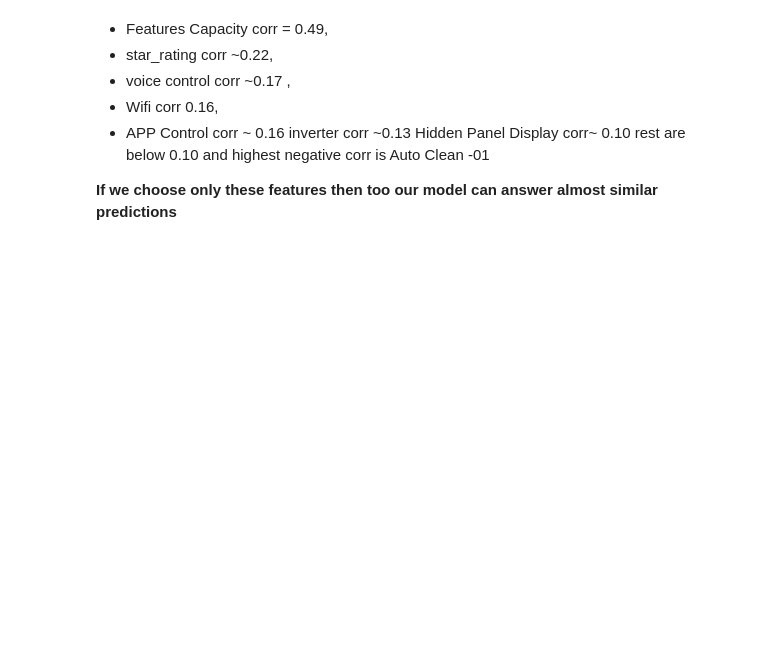
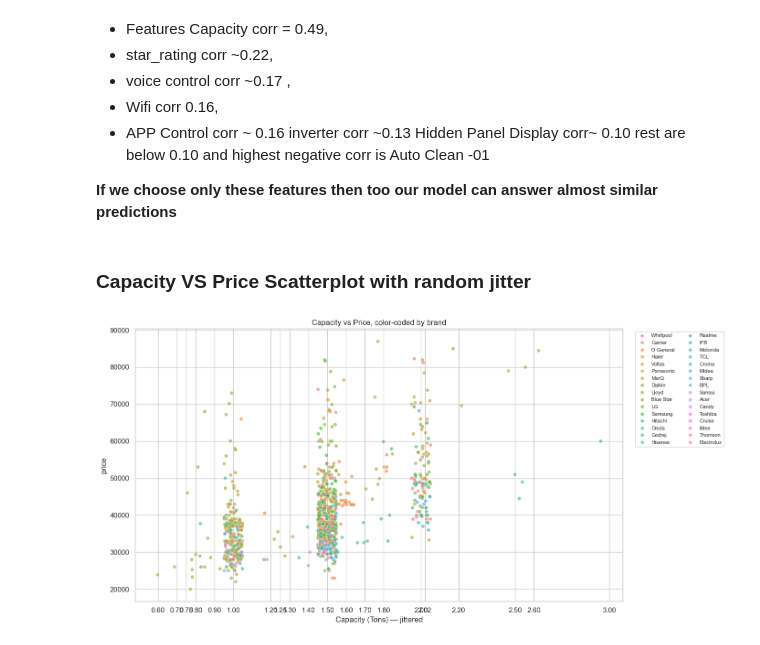
Before and after one commit to pradhumansoni/Home-Appliances-Pricing-Intelligence-Platform, a Jupyter notebook: notebooks/03.ac_eda.ipynb, the cells around one changed output. Cells and saved outputs as stored; diff of their text form; code cells hidden in the pictures; blank space fills up the shorter version.

```diff
--- a/notebooks/03.ac_eda.ipynb
+++ b/notebooks/03.ac_eda.ipynb
@@ -786,3 +788,20 @@ inverter corr ~0.13
 Hidden Panel Display corr~ 0.10 rest are below 0.10 and highest negative corr is Auto Clean -01
 
 **If we choose only these features then too our model can answer almost similar predictions**
+# %% [markdown]
+### Capacity VS Price Scatterplot with random jitter
+# %%
+data_plot = data.copy()
+data_plot['capacity_jitter'] = data_plot['capacity'] + np.random.uniform(-0.05, 0.05, size=len(data_plot))
+
+plt.figure(figsize=(14, 7))
+sns.scatterplot(data=data_plot, x='capacity_jitter', y='price',
+                hue='brand', alpha=0.6, s=30)
+plt.xticks(sorted(data['capacity'].unique()))
+plt.xlabel('Capacity (Tons) — jittered')
+plt.legend(bbox_to_anchor=(1.02, 1), loc='upper left', ncol=2, fontsize=8)
+plt.title('Capacity vs Price, color-coded by brand')
+plt.tight_layout()
+plt.show()
+# %% [output]
+[figure, added]
```
Also changed, not shown: parts of 15 cells of this notebook, 3 other files.
